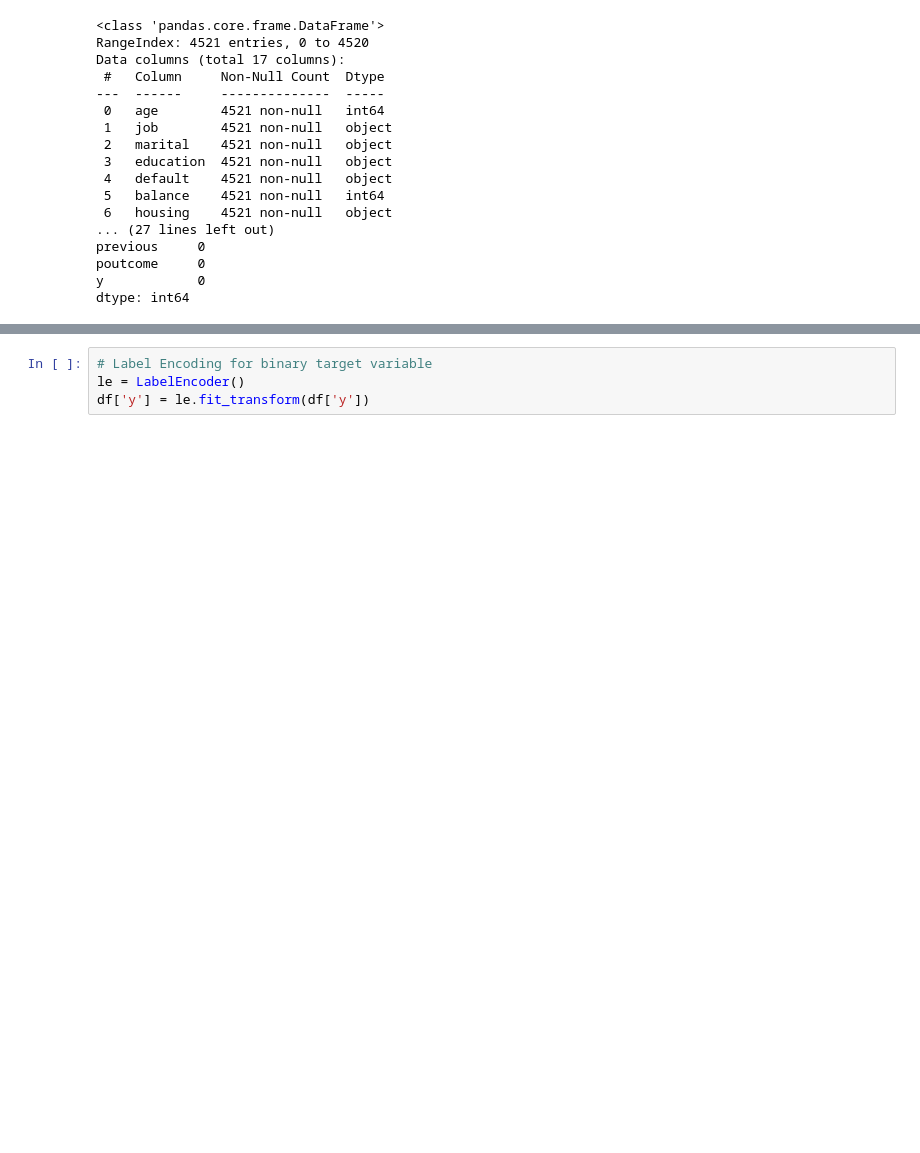
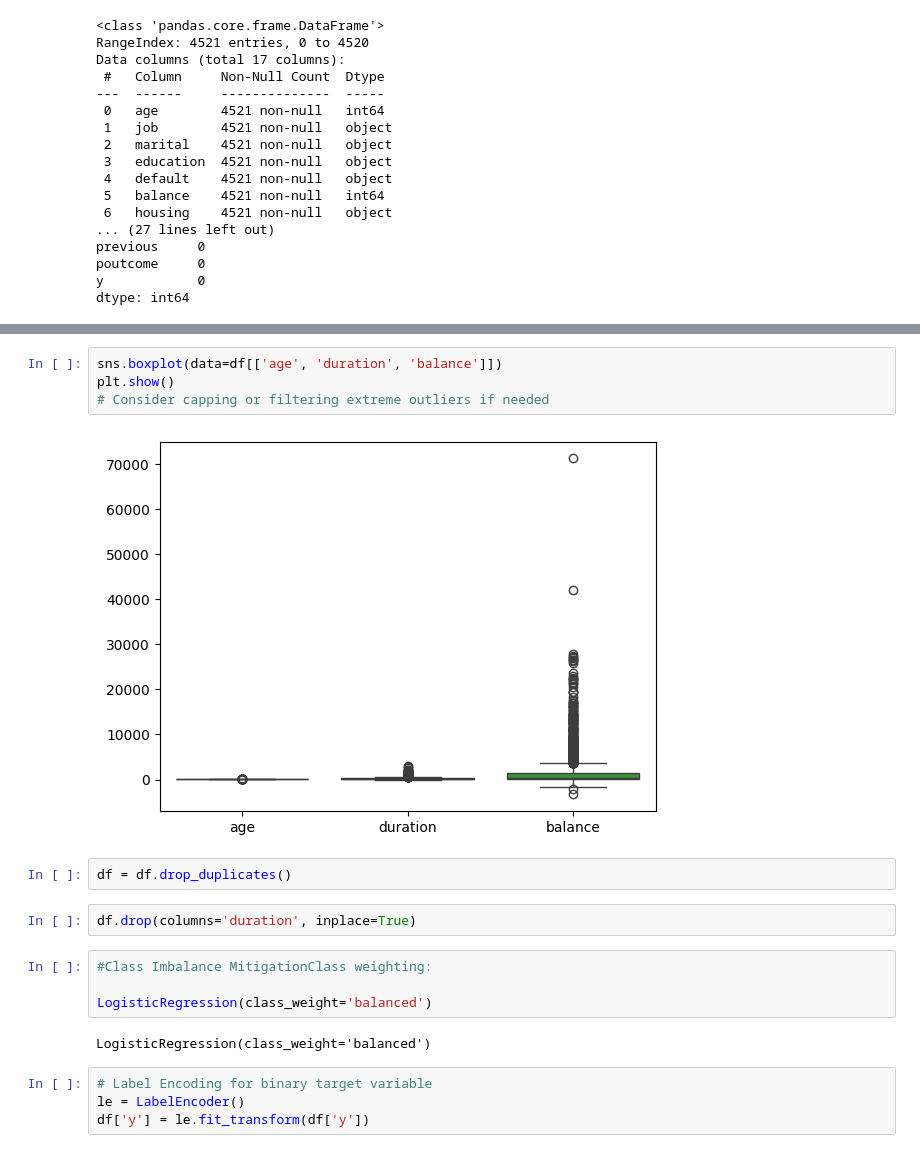
Before and after one commit to cfphpflex/bank_marketing_comparison, a Jupyter notebook: bank_marketing_comparison.ipynb, the cells around one changed output, grey strips where cells are left out. Saved outputs shown, nothing was run; the diff lists cells and outputs as text; blank space fills up the shorter version.

```diff
--- a/bank_marketing_comparison.ipynb
+++ b/bank_marketing_comparison.ipynb
@@ -59,3 +83,19 @@ dtype: int64
+# %%
+sns.boxplot(data=df[['age', 'duration', 'balance']])
+plt.show()
+# Consider capping or filtering extreme outliers if needed
+# %% [output]
+[figure, added]
+# %%
+df = df.drop_duplicates()
+# %%
+df.drop(columns='duration', inplace=True)
+# %%
+#Class Imbalance MitigationClass weighting:
+
+LogisticRegression(class_weight='balanced')
+# %% [output]
+LogisticRegression(class_weight='balanced')
 # %%
 # Label Encoding for binary target variable
 le = LabelEncoder()
```
Also changed, not shown: parts of 8 cells of this notebook, 2 other files.
